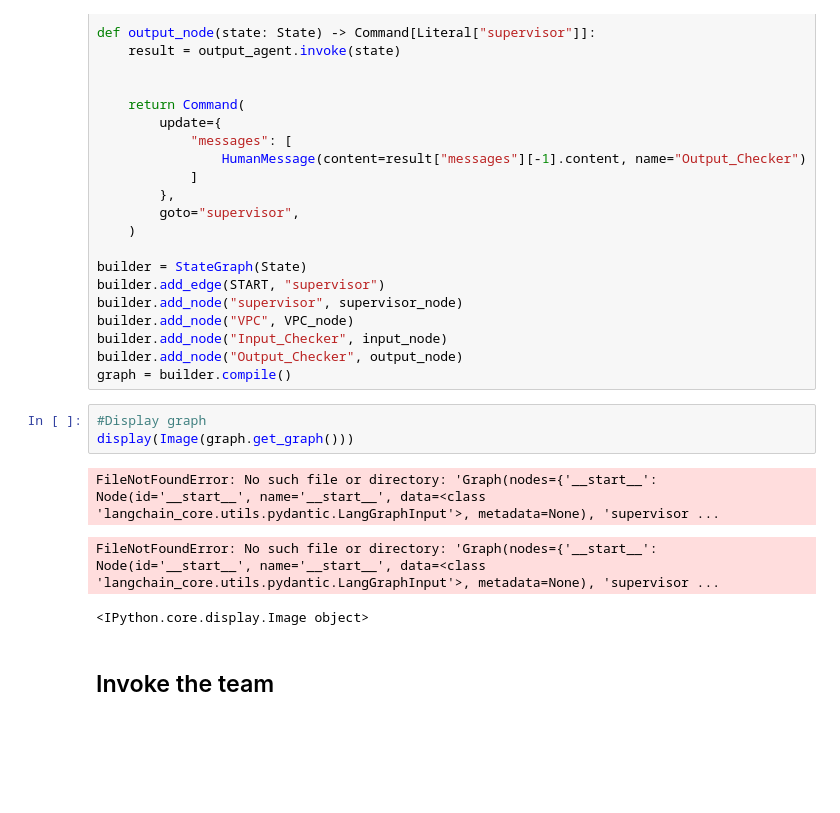
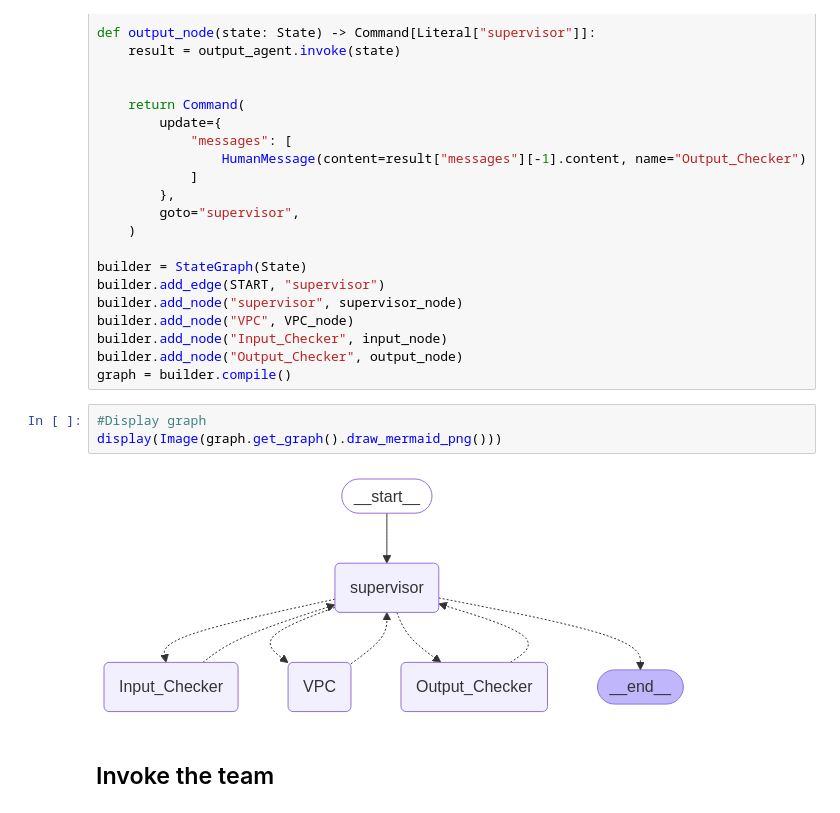
Before and after one commit to shashank-2102/LeanStartupExperiments, a Jupyter notebook: VPC/langhcain_VPC.ipynb, the cells around one changed output. Saved outputs shown, nothing was run; the diff lists cells and outputs as text; blank space fills up the shorter version.

```diff
--- a/VPC/langhcain_VPC.ipynb
+++ b/VPC/langhcain_VPC.ipynb
@@ -204,11 +204,9 @@ builder.add_node("Output_Checker", output_node)
 graph = builder.compile()
 # %%
 #Display graph
-display(Image(graph.get_graph()))
+display(Image(graph.get_graph().draw_mermaid_png()))
 # %% [output]
-FileNotFoundError: No such file or directory: 'Graph(nodes={'__start__': Node(id='__start__', name='__start__', data=<class 'langchain_core.utils.pydantic.LangGraphInput'>, metadata=None), 'supervisor ...
-FileNotFoundError: No such file or directory: 'Graph(nodes={'__start__': Node(id='__start__', name='__start__', data=<class 'langchain_core.utils.pydantic.LangGraphInput'>, metadata=None), 'supervisor ...
-<IPython.core.display.Image object>
+[figure, added]
 # %% [markdown]
 ## Invoke the team
 # %%
```
Also changed, not shown: parts of 2 cells of this notebook.
